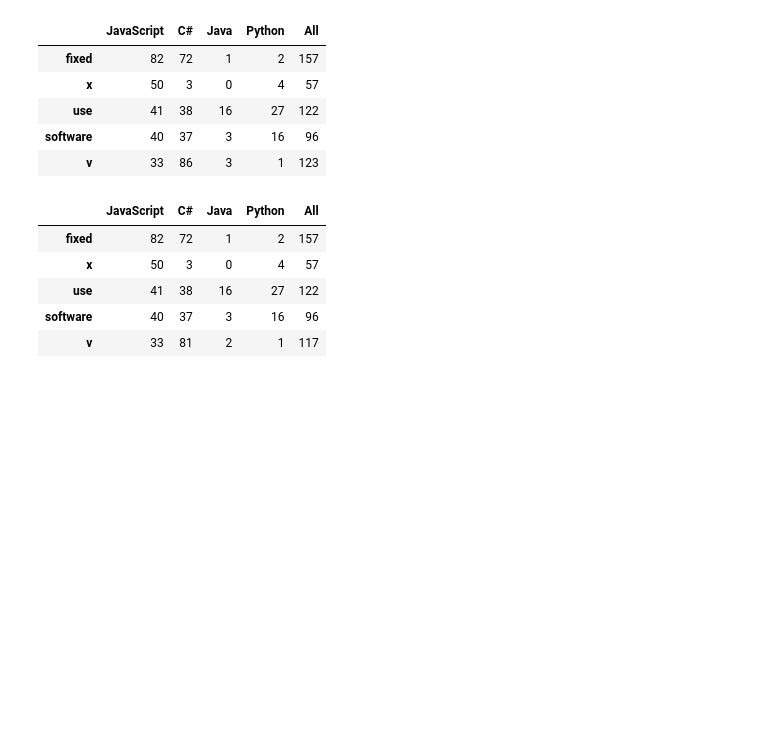
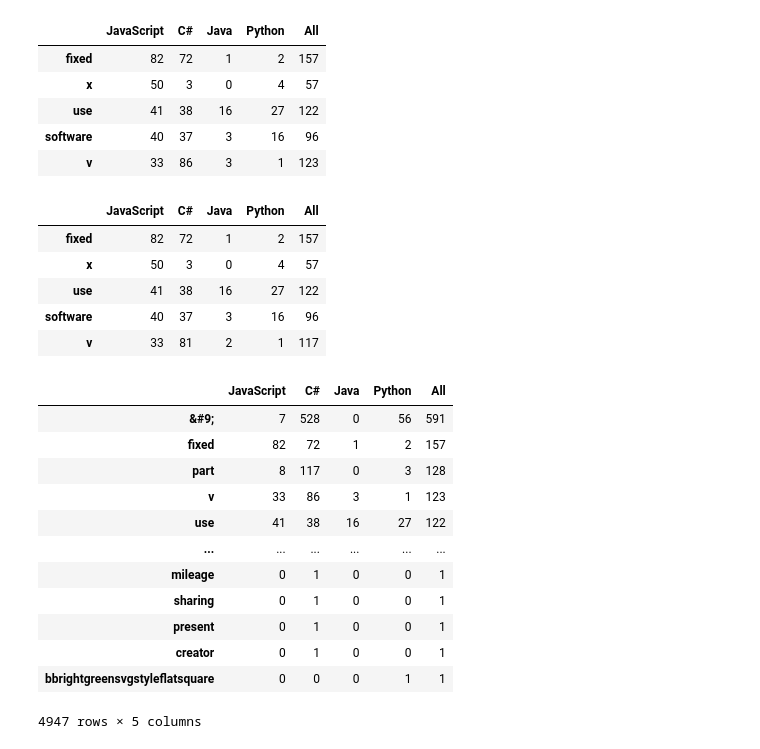
Before and after one commit to Codeup-Mirzakhani-Group1-NLP-Project/Codeup-Mirzakhani-GitHub-Scrape-NLP-Project, a Jupyter notebook: justin_docs/Justin_project_working.ipynb, the cells around one changed output. Saved outputs shown, nothing was run; the diff lists cells and outputs as text; code cells hidden in the pictures; blank space fills up the shorter version.

```diff
--- a/justin_docs/Justin_project_working.ipynb
+++ b/justin_docs/Justin_project_working.ipynb
@@ -598,3 +626,20 @@ clean_word_counts.head()
 | use | 41 | 38 | 16 | 27 | 122 |
 | software | 40 | 37 | 3 | 16 | 96 |
 | v | 33 | 81 | 2 | 1 | 117 |
+# %%
+# sort by 'all'
+lem_word_counts.sort_values('All', ascending=False)
+# %% [output]
+|  | JavaScript | C# | Java | Python | All |
+| &#9; | 7 | 528 | 0 | 56 | 591 |
+| fixed | 82 | 72 | 1 | 2 | 157 |
+| part | 8 | 117 | 0 | 3 | 128 |
+| v | 33 | 86 | 3 | 1 | 123 |
+| use | 41 | 38 | 16 | 27 | 122 |
+| ... | ... | ... | ... | ... | ... |
+| mileage | 0 | 1 | 0 | 0 | 1 |
+| sharing | 0 | 1 | 0 | 0 | 1 |
+| present | 0 | 1 | 0 | 0 | 1 |
+| creator | 0 | 1 | 0 | 0 | 1 |
+| bbrightgreensvgstyleflatsquare | 0 | 0 | 0 | 1 | 1 |
+4947 rows × 5 columns
```
Also changed, not shown: parts of 9 cells of this notebook.
